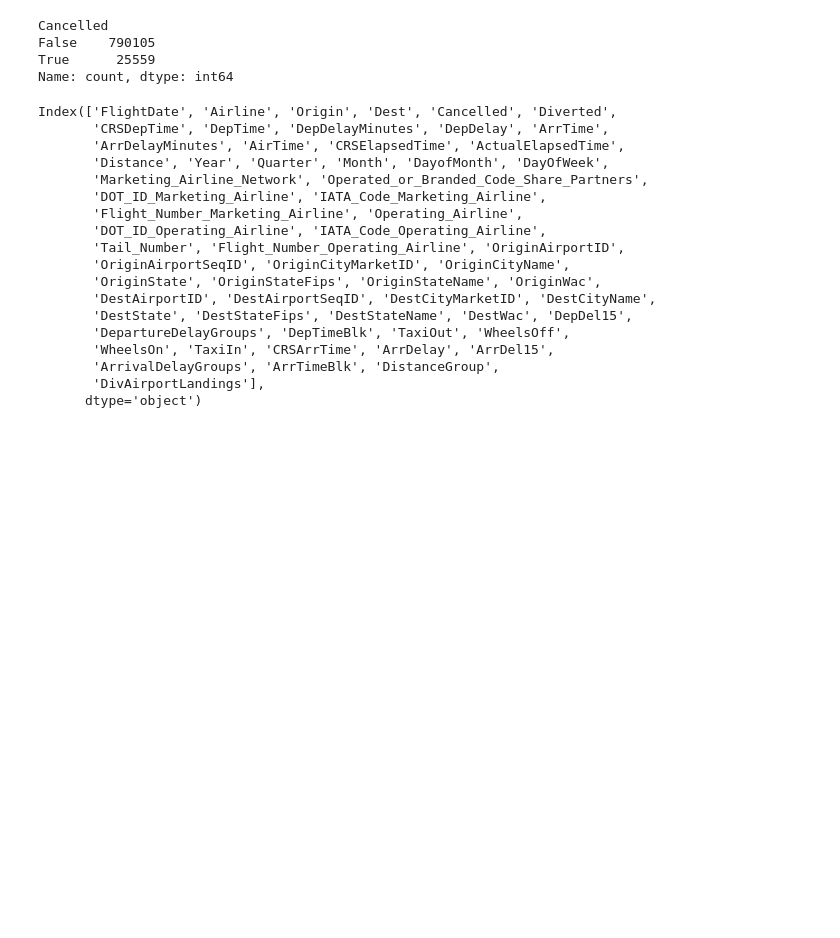
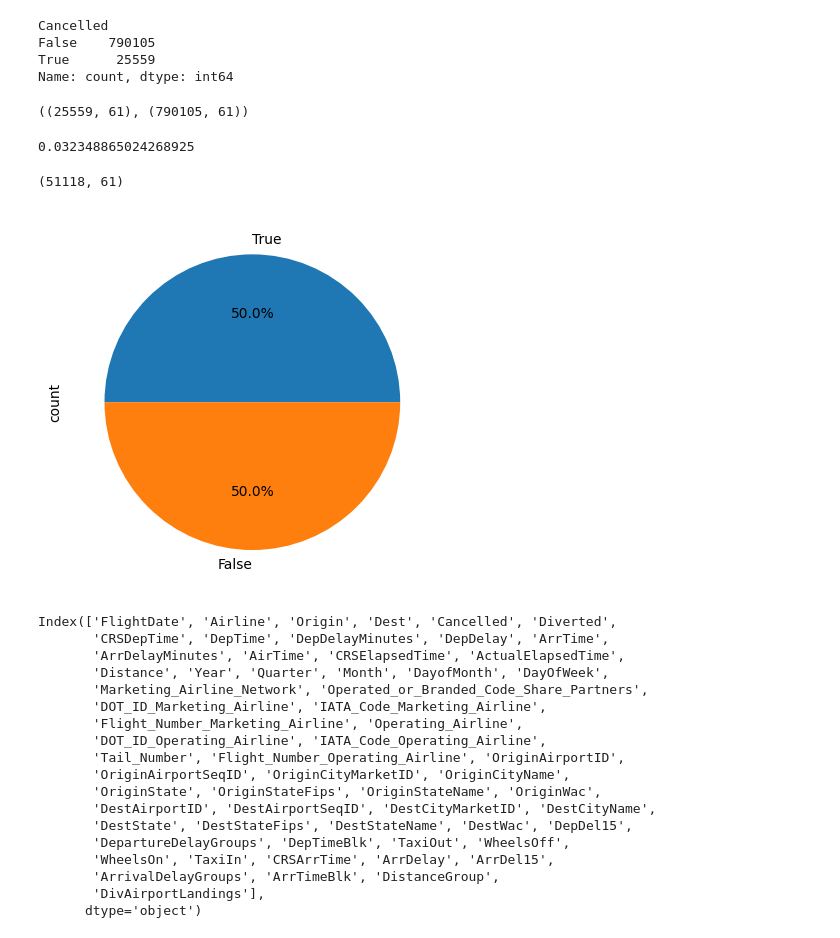
Before and after one commit to IVproger/MLops-project, a Jupyter notebook: notebooks/xgboost_experiment.ipynb, the cells around one changed output. Saved outputs shown, nothing was run; the diff lists cells and outputs as text; code cells hidden in the pictures; blank space fills up the shorter version.

```diff
--- a/notebooks/xgboost_experiment.ipynb
+++ b/notebooks/xgboost_experiment.ipynb
@@ -16,3 +17,15 @@ Cancelled
 False    790105
 True      25559
 Name: count, dtype: int64
+# %%
+cancelled = df[df["Cancelled"]==True]
+on_time = df[df["Cancelled"]==False]
+# %%
+cancelled.shape, on_time.shape
+# %% [output]
+((25559, 61), (790105, 61))
+# %%
+representative_persent = (cancelled.shape[0]*100/on_time.shape[0]) / 100
+print(representative_persent)
+# %% [output]
+0.032348865024268925
@@ -19,3 +38,16 @@ Name: count, dtype: int64
+# %%
+df.shape
+# %% [output]
+(51118, 61)
+# %%
+import matplotlib.pyplot as plt
+# Plotting the pie chart
+df["Cancelled"].value_counts().plot(kind='pie', autopct='%1.1f%%')  # autopct displays the percentage value
+
+# Display the plot
+plt.show()
+# %% [output]
+[figure, added]
 # %%
 df.columns
 # %% [output]
```
Also changed, not shown: parts of 20 cells of this notebook, 2 other files.
